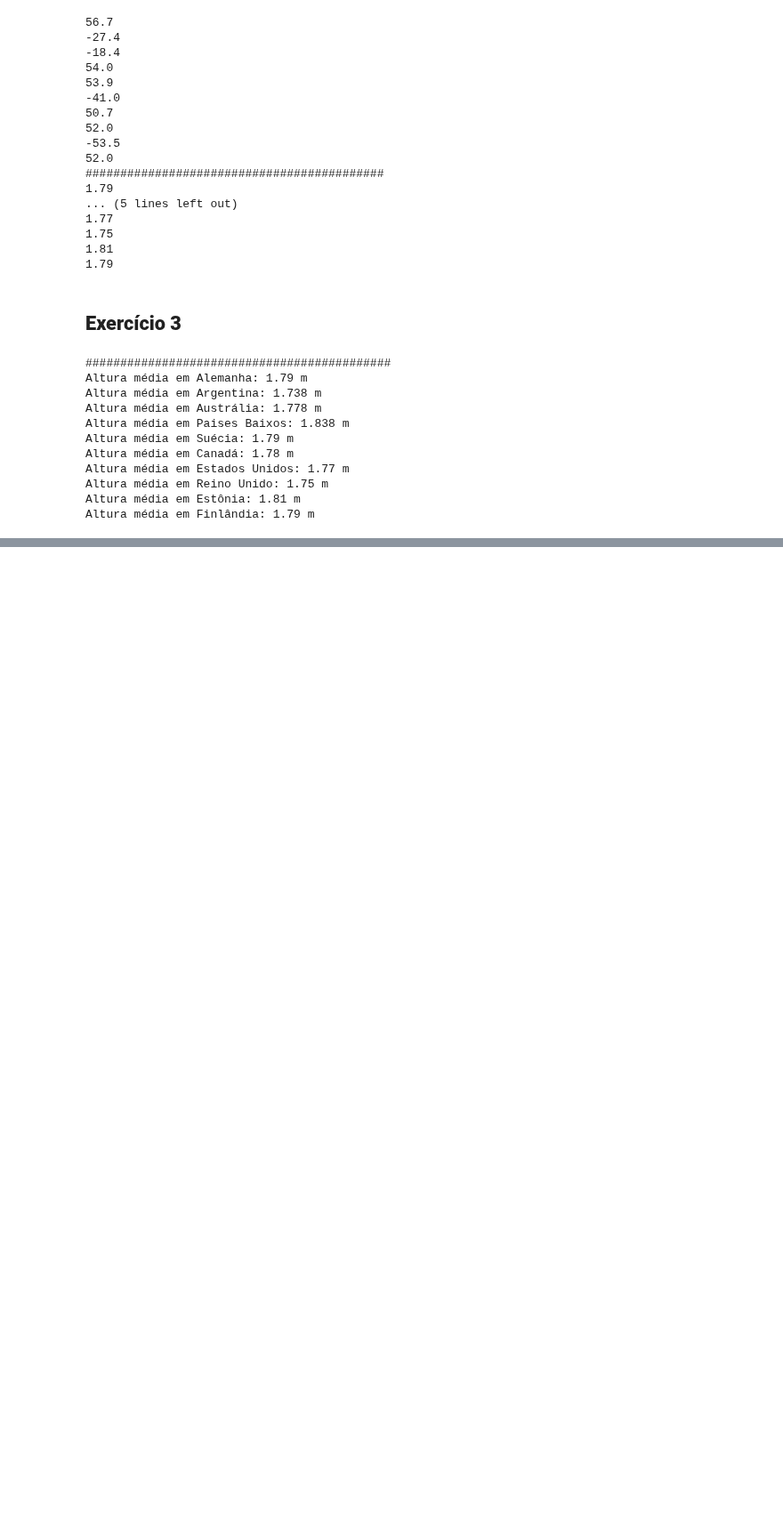
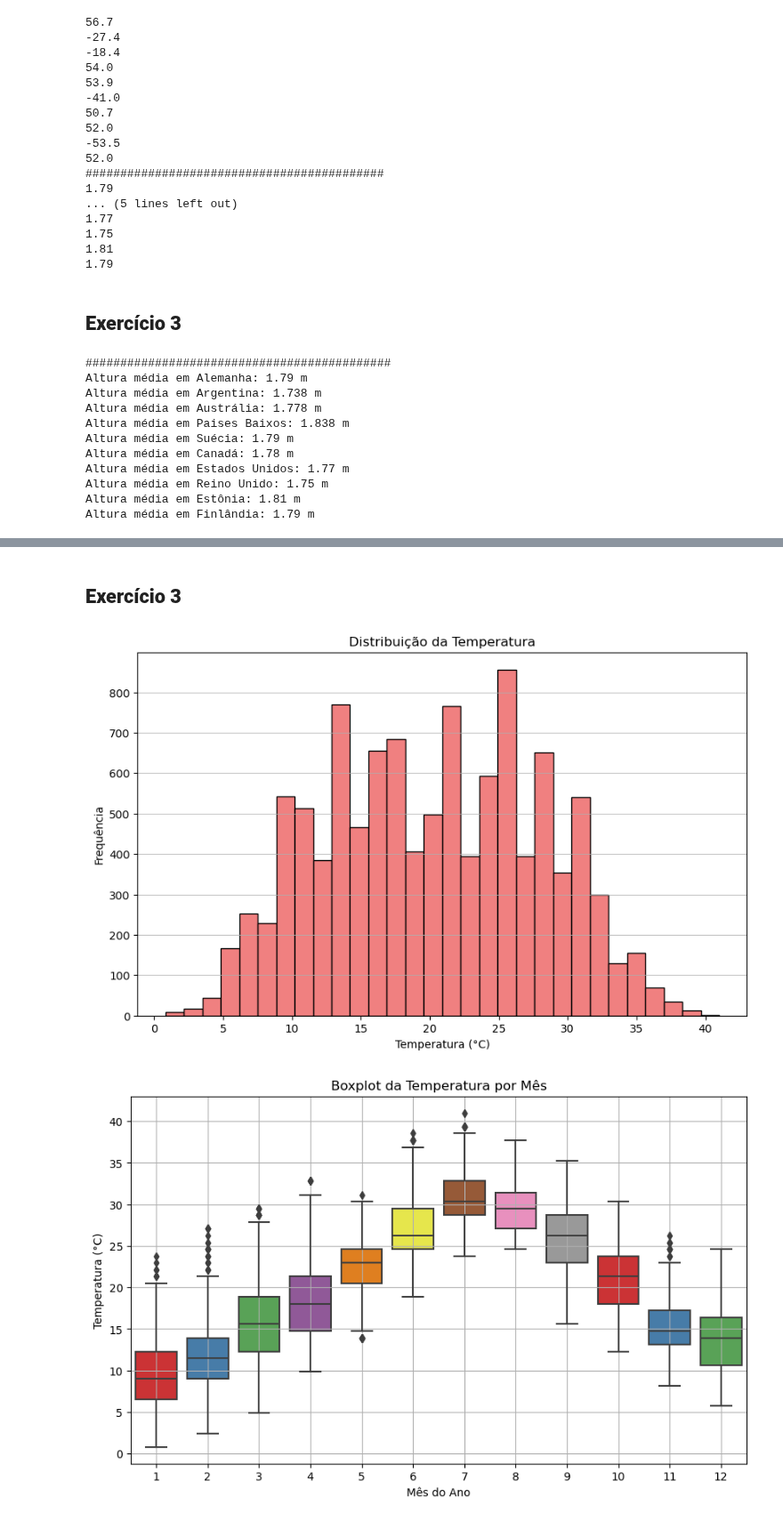
Before and after one commit to paulopimenta6/ph_codes, a Jupyter notebook: python/notebooks/Exercicios_Paulo_Pimenta.ipynb, the cells around one changed output, grey strips where cells are left out. Shown at 89% size. Saved outputs shown, nothing was run; the diff lists cells and outputs as text; code cells hidden in the pictures; blank space fills up the shorter version.

```diff
--- a/python/notebooks/Exercicios_Paulo_Pimenta.ipynb
+++ b/python/notebooks/Exercicios_Paulo_Pimenta.ipynb
@@ -367,0 +600,5 @@ Altura média em Finlândia: 1.79 m
+# %%
+df = pd.read_csv('bicicletas.csv')
+df['datetime'] = pd.to_datetime(df['datetime'])
+df['month'] = df['datetime'].dt.month
+df.head()
@@ -367,0 +612,26 @@ Altura média em Finlândia: 1.79 m
+# %% [markdown]
+## **Exercício 3**
+# %%
+import matplotlib.pyplot as plt
+import seaborn as sns
+
+# Criando um histograma para a variável 'temperatura'
+plt.figure(figsize=(10, 6))
+plt.hist(df['temp'], bins=30, color='lightcoral', edgecolor='black')
+plt.title('Distribuição da Temperatura')
+plt.xlabel('Temperatura (°C)')
+plt.ylabel('Frequência')
+plt.grid(axis='y', alpha=0.75)
+plt.show()
+
+# Criando um boxplot da variável 'temperatura' agrupada por 'mês'
+plt.figure(figsize=(10, 6))
+sns.boxplot(x='month', y='temp', data=df, palette='Set1')
+plt.title('Boxplot da Temperatura por Mês')
+plt.xlabel('Mês do Ano')
+plt.ylabel('Temperatura (°C)')
+plt.grid(True)
+plt.show()
+# %% [output]
+[figure, added]
+[figure, added]
```
Also changed, not shown: parts of 74 cells of this notebook, 3 other files.
